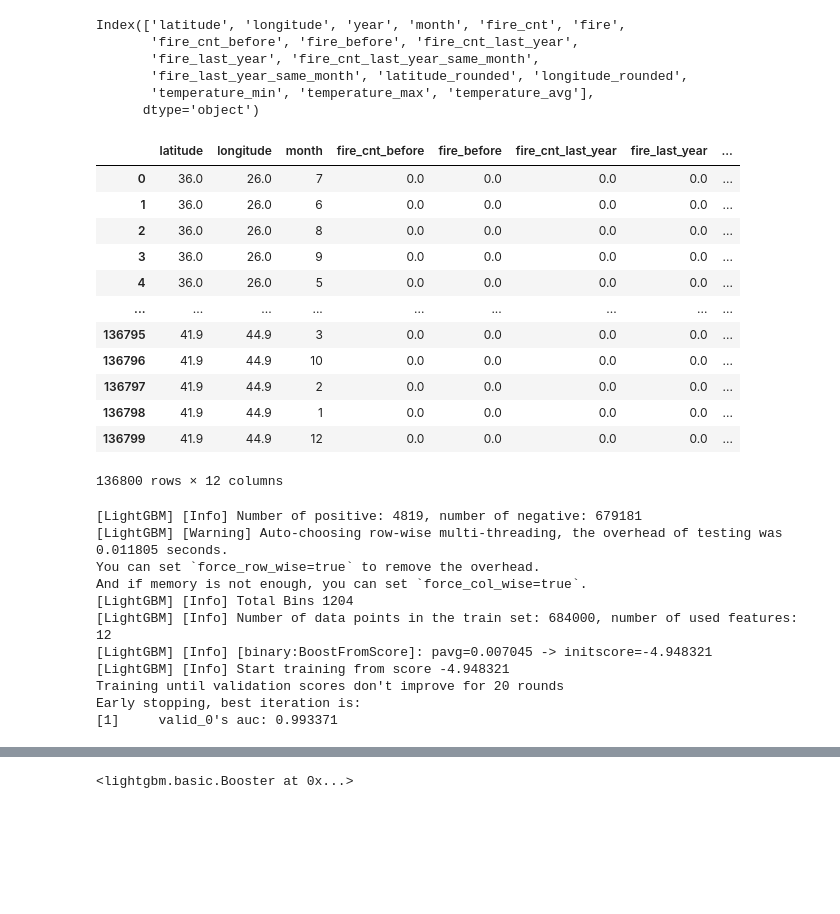
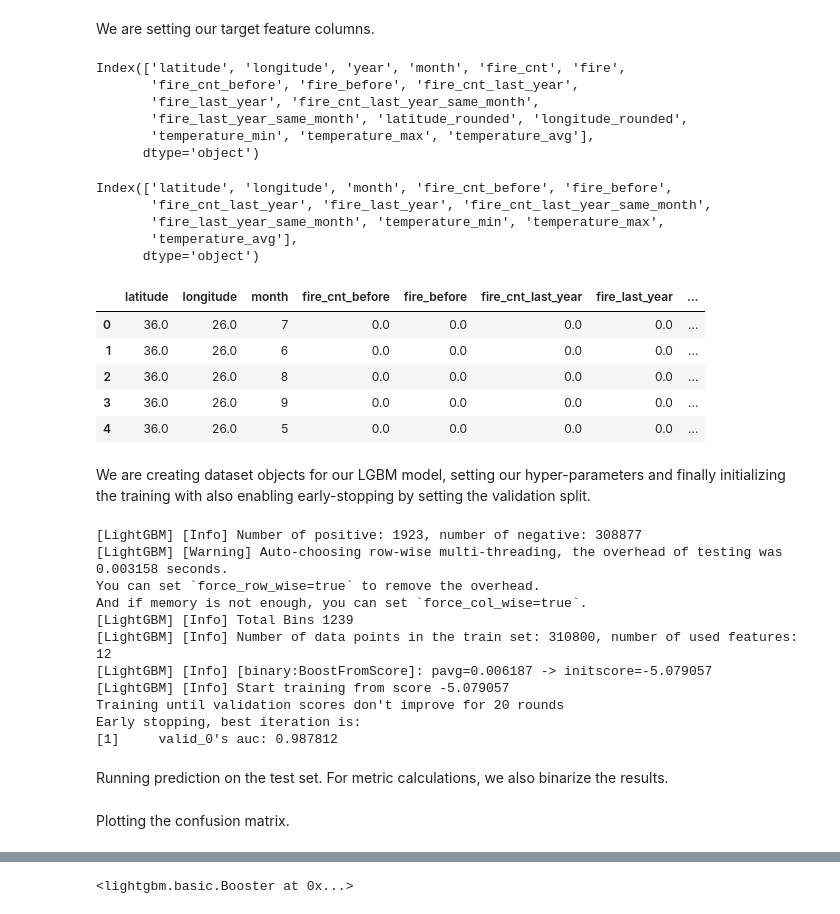
Before and after one commit to nlztrk/turkey_wildfire_prediction, a Jupyter notebook: notebook/04. ModelTraining.ipynb, the cells around one changed output, grey strips where cells are left out. Cells and saved outputs as stored; diff of their text form; code cells hidden in the pictures; blank space fills up the shorter version.

```diff
--- a/notebook/04. ModelTraining.ipynb
+++ b/notebook/04. ModelTraining.ipynb
@@ -24,6 +18,8 @@ from sklearn import metrics
 train = pd.read_csv("../data/train_val_test_data/train.csv")
 valid = pd.read_csv("../data/train_val_test_data/valid.csv")
 test = pd.read_csv("../data/train_val_test_data/test.csv")
+# %% [markdown]
+We are setting our target feature columns.
 # %%
 features = [
     'latitude', 'longitude', 'month',
@@ -32,57 +28,55 @@ features = [
     'fire_cnt_last_year_same_month', 'fire_last_year_same_month',
     'temperature_min', 'temperature_max', 'temperature_avg'
 ]
-# %%
-train.columns
-# %% [output]
-Index(['latitude', 'longitude', 'year', 'month', 'fire_cnt', 'fire',
-       'fire_cnt_before', 'fire_before', 'fire_cnt_last_year',
-       'fire_last_year', 'fire_cnt_last_year_same_month',
-       'fire_last_year_same_month', 'latitude_rounded', 'longitude_rounded',
-       'temperature_min', 'temperature_max', 'temperature_avg'],
-      dtype='object')
-# %%
-test[features]
-# %% [output]
-|  | latitude | longitude | month | fire_cnt_before | fire_before | fire_cnt_last_year | fire_last_year | ... |
-| 0 | 36.0 | 26.0 | 7 | 0.0 | 0.0 | 0.0 | 0.0 | ... |
-| 1 | 36.0 | 26.0 | 6 | 0.0 | 0.0 | 0.0 | 0.0 | ... |
-| 2 | 36.0 | 26.0 | 8 | 0.0 | 0.0 | 0.0 | 0.0 | ... |
-| 3 | 36.0 | 26.0 | 9 | 0.0 | 0.0 | 0.0 | 0.0 | ... |
-| 4 | 36.0 | 26.0 | 5 | 0.0 | 0.0 | 0.0 | 0.0 | ... |
-| ... | ... | ... | ... | ... | ... | ... | ... | ... |
-| 136795 | 41.9 | 44.9 | 3 | 0.0 | 0.0 | 0.0 | 0.0 | ... |
-| 136796 | 41.9 | 44.9 | 10 | 0.0 | 0.0 | 0.0 | 0.0 | ... |
-| 136797 | 41.9 | 44.9 | 2 | 0.0 | 0.0 | 0.0 | 0.0 | ... |
-| 136798 | 41.9 | 44.9 | 1 | 0.0 | 0.0 | 0.0 | 0.0 | ... |
-| 136799 | 41.9 | 44.9 | 12 | 0.0 | 0.0 | 0.0 | 0.0 | ... |
-136800 rows × 12 columns
+# %%
+test.columns
+test[features].columns
+test[features].head()
+# %% [output]
+Index(['latitude', 'longitude', 'year', 'month', 'fire_cnt', 'fire',
+       'fire_cnt_before', 'fire_before', 'fire_cnt_last_year',
+       'fire_last_year', 'fire_cnt_last_year_same_month',
+       'fire_last_year_same_month', 'latitude_rounded', 'longitude_rounded',
+       'temperature_min', 'temperature_max', 'temperature_avg'],
+      dtype='object')
+Index(['latitude', 'longitude', 'month', 'fire_cnt_before', 'fire_before',
+       'fire_cnt_last_year', 'fire_last_year', 'fire_cnt_last_year_same_month',
+       'fire_last_year_same_month', 'temperature_min', 'temperature_max',
+       'temperature_avg'],
+      dtype='object')
+|  | latitude | longitude | month | fire_cnt_before | fire_before | fire_cnt_last_year | fire_last_year | ... |
+| 0 | 36.0 | 26.0 | 7 | 0.0 | 0.0 | 0.0 | 0.0 | ... |
+| 1 | 36.0 | 26.0 | 6 | 0.0 | 0.0 | 0.0 | 0.0 | ... |
+| 2 | 36.0 | 26.0 | 8 | 0.0 | 0.0 | 0.0 | 0.0 | ... |
+| 3 | 36.0 | 26.0 | 9 | 0.0 | 0.0 | 0.0 | 0.0 | ... |
+| 4 | 36.0 | 26.0 | 5 | 0.0 | 0.0 | 0.0 | 0.0 | ... |
+# %% [markdown]
+We are creating dataset objects for our LGBM model, setting our hyper-parameters and finally initializing the training with also enabling early-stopping by setting the validation split.
 # %%
 train_data = lgb.Dataset(train[features], label=train.fire)
 valid_data = lgb.Dataset(valid[features], label=valid.fire)
 
 parameters = {'objective': 'binary',
               'metric': 'auc',
-              'random_state': 1337,
-#               'num_leaves': 100,
-#               'max_depth': 100,
-              #'is_unbalance':True
+              'random_state': 1337
              }
 num_round = 500
 
 model = lgb.train(parameters, train_data, num_round, valid_sets=[valid_data],
                   early_stopping_rounds=20, verbose_eval=50)
 # %% [output]
-[LightGBM] [Info] Number of positive: 4819, number of negative: 679181
-[LightGBM] [Warning] Auto-choosing row-wise multi-threading, the overhead of testing was 0.011805 seconds.
+[LightGBM] [Info] Number of positive: 1923, number of negative: 308877
+[LightGBM] [Warning] Auto-choosing row-wise multi-threading, the overhead of testing was 0.003158 seconds.
 You can set `force_row_wise=true` to remove the overhead.
 And if memory is not enough, you can set `force_col_wise=true`.
-[LightGBM] [Info] Total Bins 1204
-[LightGBM] [Info] Number of data points in the train set: 684000, number of used features: 12
-[LightGBM] [Info] [binary:BoostFromScore]: pavg=0.007045 -> initscore=-4.948321
-[LightGBM] [Info] Start training from score -4.948321
+[LightGBM] [Info] Total Bins 1239
+[LightGBM] [Info] Number of data points in the train set: 310800, number of used features: 12
+[LightGBM] [Info] [binary:BoostFromScore]: pavg=0.006187 -> initscore=-5.079057
+[LightGBM] [Info] Start training from score -5.079057
 Training until validation scores don't improve for 20 rounds
 Early stopping, best iteration is:
-[1]     valid_0's auc: 0.993371
+[1]     valid_0's auc: 0.987812
+# %% [markdown]
+Running prediction on the test set. For metric calculations, we also binarize the results.
 # %%
 test_predictions = model.predict(test[features])
@@ -90 +84,3 @@ test_binary_predictions = (test_predictions>=0.5).astype(int)
+# %% [markdown]
+Plotting the confusion matrix.
 # %%
```
Also changed, not shown: parts of 14 cells of this notebook, 10 other files.
